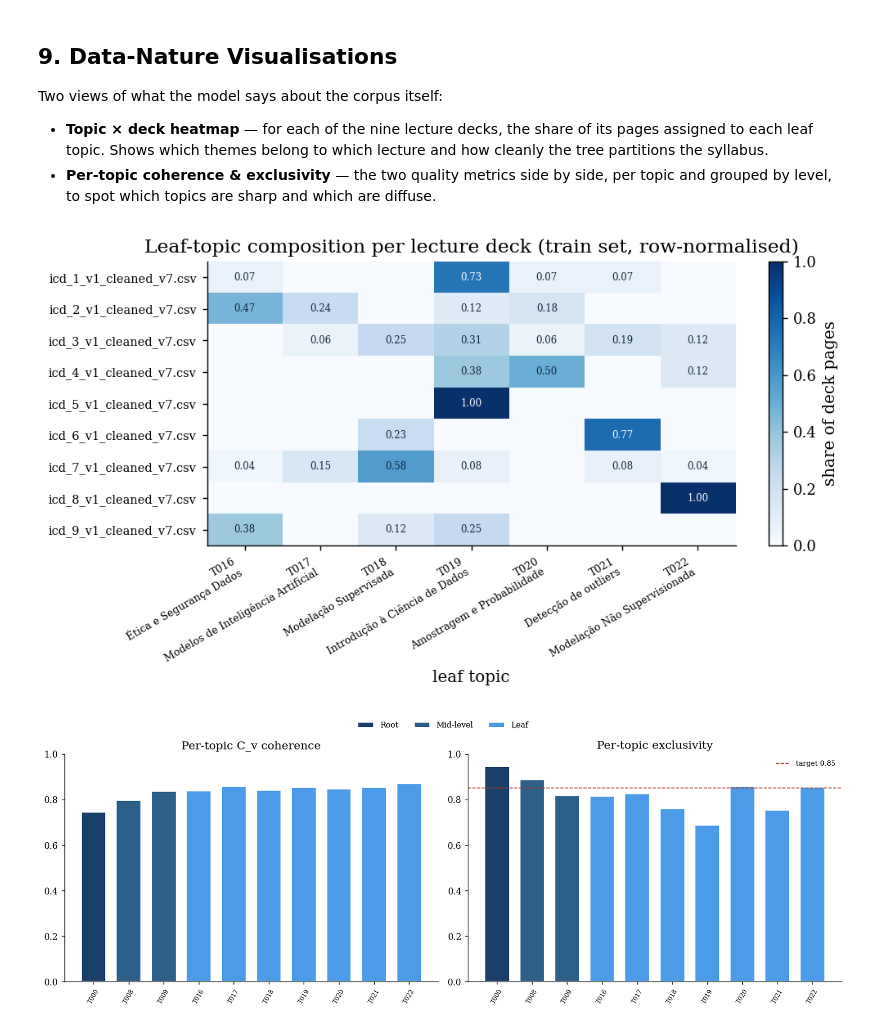
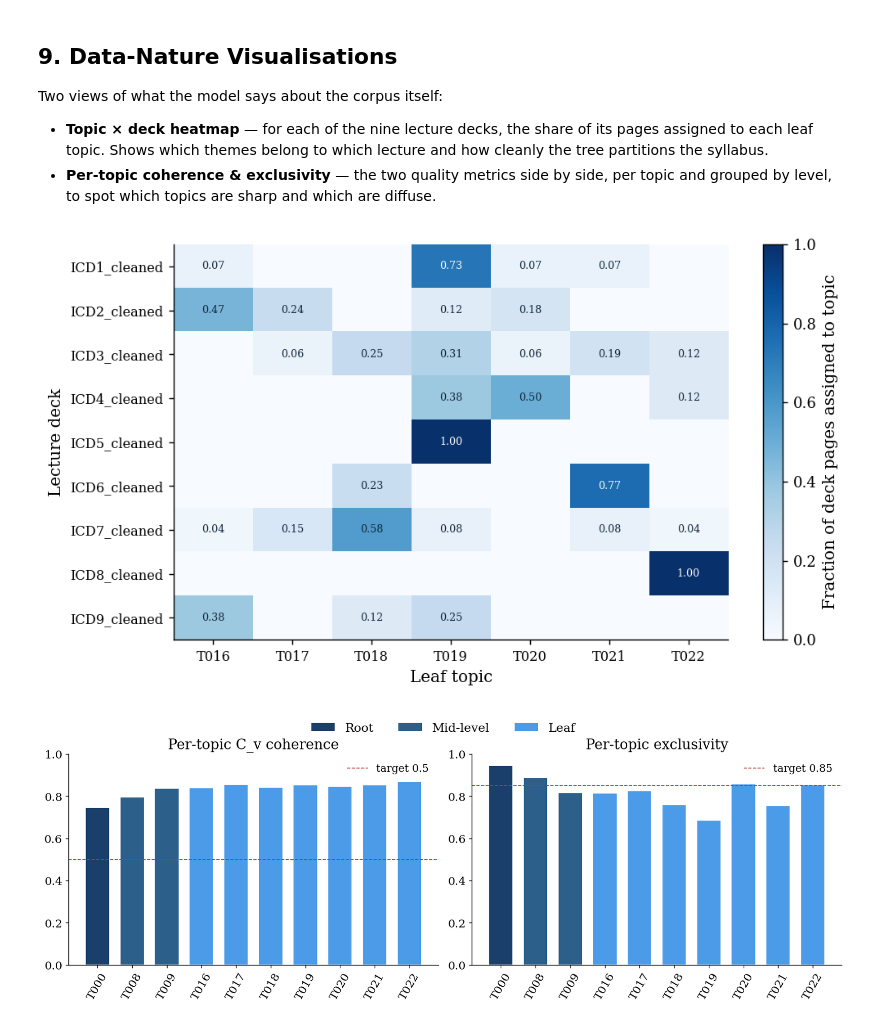
Before and after one commit to lcopolillo/MIGThesis-126735, a Jupyter notebook: src/notebooks/hlda.ipynb, the cells around one changed output. Drawn from its saved outputs; the diff is of its cells as text; code cells hidden in the pictures.

```diff
--- a/src/notebooks/hlda.ipynb
+++ b/src/notebooks/hlda.ipynb
@@ -541,10 +541,12 @@ The core view of a hierarchical model: the root → mid → leaf topic tree, wit
 - **Interactive** (plotly icicle) — hover reveals the top terms and page counts, for exploration.
 # %%
 # Static tree
+import textwrap
 import networkx as nx
 from utils import OUTPUT_ROOT
 
 TOP_TERMS_NODE = 3   # terms shown inside each node
+WRAP = 16            # chars per line inside a node — wrap long labels so larger text still fits
 
 def _node_text(tid):
     terms = hlda.get_topic_words(tid, top_n=TOP_TERMS_NODE)
@@ -552,6 +554,8 @@ def _node_text(tid):
     label = ALL_LABELS.get(tid, '')
     pages = leaf_counts.get(tid)
     head  = f'T{tid:03d}' + (f'  ·  {pages}p' if pages else '')
+    label = textwrap.fill(label, WRAP)      # wrap the human label onto multiple lines
+    words = textwrap.fill(words, WRAP)      # wrap the leading terms too, so nothing clips
     return f'{head}\n{label}\n{words}'
 
 # Build the directed tree from children_map (cast tomotopy uint ids to int).
@@ -571,10 +575,12 @@ for lvl in sorted(by_level):
         y = -lvl                          # 0=root at top, deeper levels lower
         pos[int(tid)] = (x, y)
 
-fig, ax = plt.subplots(figsize=(max(11, len(by_level.get(2, [])) * 2.0), 7))
+# Canvas sized so the boxes fill most of the image: wide enough for the leaf row,
+# short enough that the large-font nodes dominate rather than the whitespace.
+fig, ax = plt.subplots(figsize=(max(15, len(by_level.get(2, [])) * 2.4), 7))
 
-# Edges first (recessive), then nodes on top.
-nx.draw_networkx_edges(G, pos, ax=ax, edge_color='#B8C4CE', width=1.4,
+# Edges first (recessive, thin), then nodes on top.
+nx.draw_networkx_edges(G, pos, ax=ax, edge_color='#B8C4CE', width=0.7,
                        arrows=False, node_size=0)
 
 for lvl in sorted(by_level):
@@ -582,8 +588,8 @@ for lvl in sorted(by_level):
         x, y = pos[int(tid)]
         ax.text(
             x, y, _node_text(tid),
-            ha='center', va='center', fontsize=8, zorder=3,
-            bbox=dict(boxstyle='round,pad=0.5', facecolor=LEVEL_COLOURS[lvl],
+            ha='center', va='center', fontsize=17, zorder=3,
+            bbox=dict(boxstyle='round,pad=0.7', facecolor=LEVEL_COLOURS[lvl],
                       edgecolor='white', linewidth=1.5),
             color='white' if lvl == 0 else ('white' if lvl == 1 else '#12263A'),
         )
@@ -592,11 +598,9 @@ for lvl in sorted(by_level):
 handles = [mpatches.Patch(facecolor=LEVEL_COLOURS[lvl], edgecolor='white',
                           label=level_names.get(lvl, f'Level {lvl}'))
            for lvl in sorted(by_level)]
-ax.legend(handles=handles, loc='upper right', frameon=False, fontsize=9)
+ax.legend(handles=handles, loc='upper right', frameon=False, fontsize=17)
 
-ax.set_title(f'hLDA Topic Tree — α={BEST_ALPHA}, η={BEST_ETA}, γ={BEST_GAMMA} '
-             f'({hlda.live_k} live topics)', fontsize=13)
-ax.margins(0.08)
+ax.margins(0.03)
 ax.axis('off')
 plt.tight_layout()
 
@@ -848,6 +852,7 @@ Two views of what the model says about the corpus itself:
 - **Per-topic coherence & exclusivity** — the two quality metrics side by side, per topic and grouped by level, to spot which topics are sharp and which are diffuse.
 # %%
 # Topic × deck heatmap — leaf-topic composition of each lecture deck.
+import re
 from collections import Counter
 
 def page_leaf_topic(doc):
@@ -858,41 +863,48 @@ def page_leaf_topic(doc):
 
 page_topic = [page_leaf_topic(d) for d in hlda.docs]
 assign_df = train_df[['source_file']].copy()
 assign_df['leaf'] = page_topic
 
 leaf_ids = sorted(by_level.get(DEPTH - 1, []))
 decks    = sorted(assign_df['source_file'].unique())
 
 mat = np.zeros((len(decks), len(leaf_ids)))
 for r, deck in enumerate(decks):
     sub = assign_df[assign_df['source_file'] == deck]
     total = len(sub)
     for c, tid in enumerate(leaf_ids):
         mat[r, c] = (sub['leaf'] == tid).sum() / total if total else 0.0
 
+def _icd_label(filename):
+    # "icd_1_v1_cleaned_v7.csv" → "ICD1_cleaned"
+    m = re.match(r'icd_?(\d)', filename, re.IGNORECASE)
+    return f'ICD{m.group(1)}_cleaned' if m else filename
+
+deck_labels  = [_icd_label(d) for d in decks]
+topic_labels = [f'T{t:03d}' for t in leaf_ids]
+
 fig, ax = plt.subplots(figsize=(max(8, len(leaf_ids) * 1.1), max(4, len(decks) * 0.5)))
 im = ax.imshow(mat, cmap='Blues', aspect='auto', vmin=0, vmax=mat.max() or 1)
 
 ax.set_xticks(range(len(leaf_ids)))
-ax.set_xticklabels([f'T{t:03d}\n{ALL_LABELS.get(t, "")}' for t in leaf_ids],
-                   fontsize=7, rotation=30, ha='right')
+ax.set_xticklabels(topic_labels, fontsize=9)
 ax.set_yticks(range(len(decks)))
-ax.set_yticklabels([d[:28] for d in decks], fontsize=8)
-ax.set_xlabel('leaf topic')
-ax.set_title('Leaf-topic composition per lecture deck (train set, row-normalised)')
+ax.set_yticklabels(deck_labels, fontsize=9)
+ax.set_xlabel('Leaf topic')
+ax.set_ylabel('Lecture deck')
 
 for r in range(len(decks)):
     for c in range(len(leaf_ids)):
         if mat[r, c] > 0.01:
             ax.text(c, r, f'{mat[r, c]:.2f}', ha='center', va='center',
-                    fontsize=6.5, color='white' if mat[r, c] > mat.max() * 0.6 else '#12263A')
+                    fontsize=7, color='white' if mat[r, c] > mat.max() * 0.6 else '#12263A')
 
-fig.colorbar(im, ax=ax, label='share of deck pages')
+fig.colorbar(im, ax=ax, label='Fraction of deck pages assigned to topic')
 plt.tight_layout()
 fig.savefig(os.path.join(OUTPUT_ROOT, 'hlda_topic_deck_heatmap.png'), dpi=200, bbox_inches='tight')
 plt.show()
 # %% [output]
-[figure, old version]
+[figure, new version]
 # %%
 # Per-topic coherence and exclusivity, grouped by level.
 coh_by_tid = {}
@@ -906,27 +918,28 @@ bar_colours = [LEVEL_COLOURS[level_map[t]] for t in ordered]
 fig, axes = plt.subplots(1, 2, figsize=(13, 4.5), sharey=False)
 
 for ax, (title, series, ref) in zip(axes, [
-    ('Per-topic C_v coherence', [coh_by_tid.get(t, np.nan) for t in ordered], None),
+    ('Per-topic C_v coherence', [coh_by_tid.get(t, np.nan) for t in ordered], 0.5),
     ('Per-topic exclusivity',   [exclusivity_by_tid.get(t, np.nan) for t in ordered], 0.85),
 ]):
     x = range(len(ordered))
     ax.bar(x, series, color=bar_colours, edgecolor='white', width=0.7)
     ax.set_xticks(list(x))
-    ax.set_xticklabels(tick_labels, rotation=60, fontsize=7)
-    ax.set_title(title)
+    ax.set_xticklabels(tick_labels, rotation=60, fontsize=13)
+    ax.tick_params(axis='y', labelsize=13)
+    ax.set_title(title, fontsize=16)
     ax.set_ylim(0, 1)
     if ref is not None:
         ax.axhline(ref, color='#B03A2E', linestyle='--', linewidth=1,
                    label=f'target {ref}')
-        ax.legend(frameon=False, fontsize=8)
+        ax.legend(frameon=False, fontsize=12)
 
 handles = [mpatches.Patch(facecolor=LEVEL_COLOURS[lvl], edgecolor='white',
                           label=level_names.get(lvl, f'Level {lvl}'))
            for lvl in sorted(by_level)]
 fig.legend(handles=handles, loc='upper center', ncol=len(handles),
-           frameon=False, fontsize=9, bbox_to_anchor=(0.5, 1.06))
+           frameon=False, fontsize=14, bbox_to_anchor=(0.5, 1.06))
 plt.tight_layout()
 fig.savefig(os.path.join(OUTPUT_ROOT, 'hlda_per_topic_metrics.png'), dpi=200, bbox_inches='tight')
 plt.show()
 # %% [output]
-[figure, old version]
+[figure, new version]
```
Also changed, not shown: parts of 6 cells of this notebook, 29 other files.
